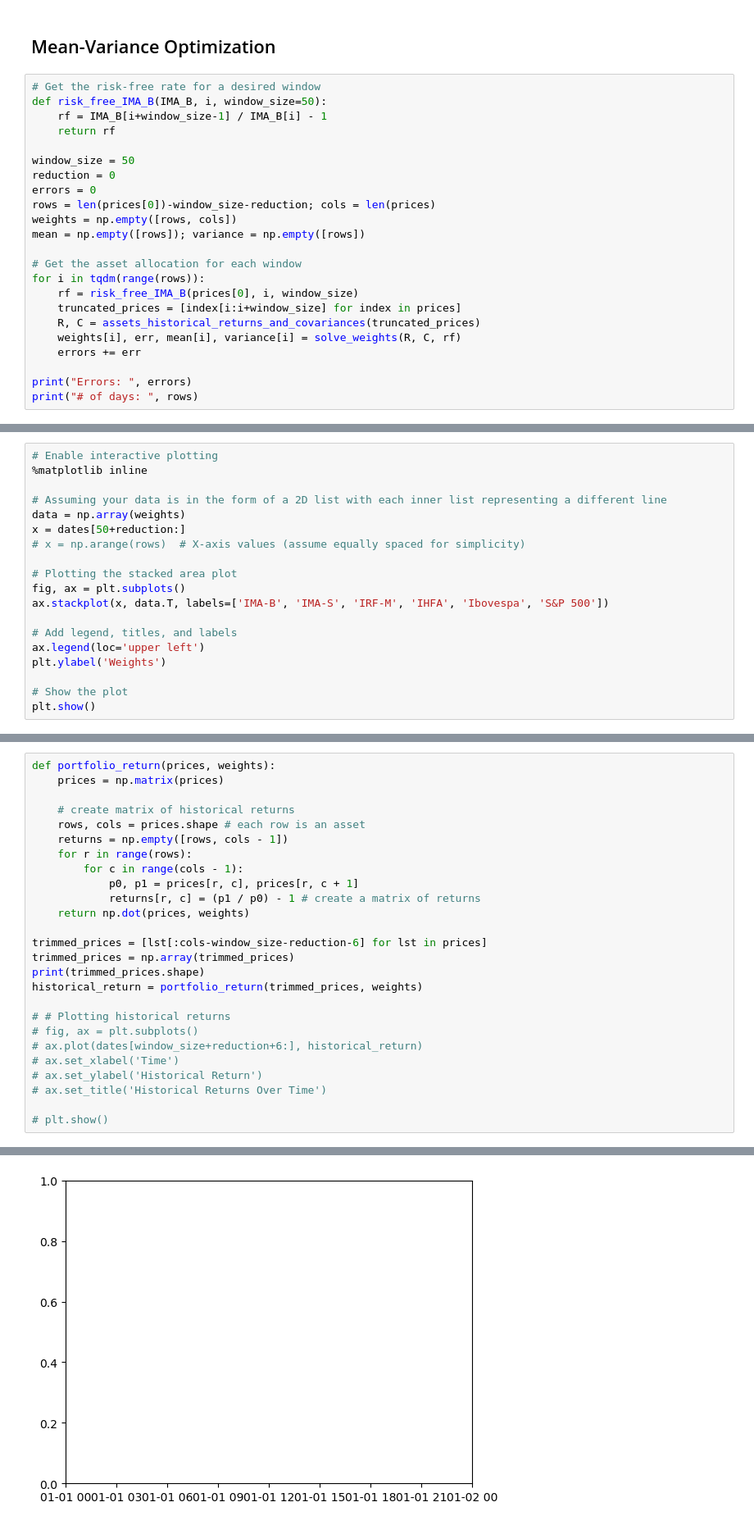
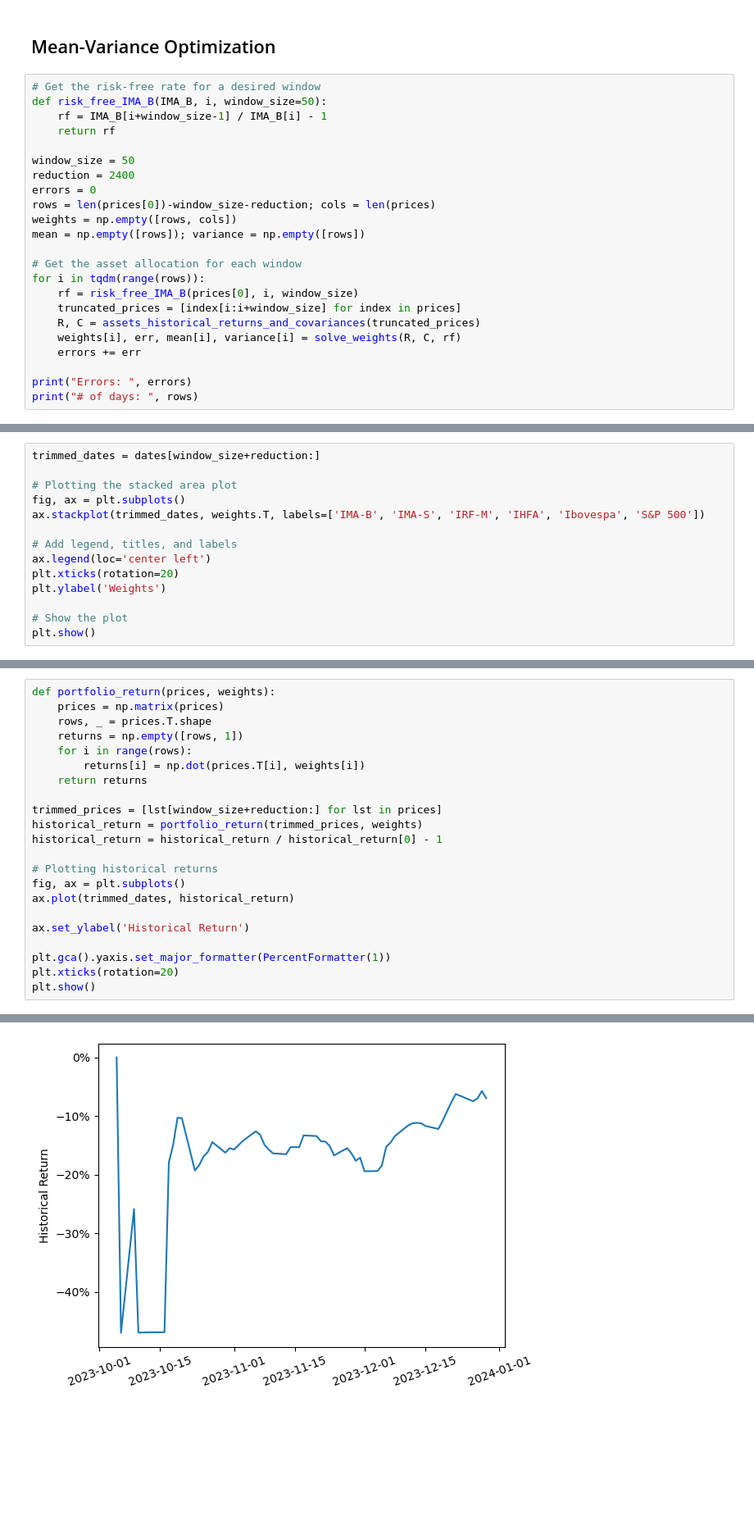
Before and after one commit to Pedro-Germano/MVO, a Jupyter notebook: MVO_multiple_days_v2.ipynb, the cells around one changed output, grey strips where cells are left out. Shown at 82% size. Cells and saved outputs as stored; diff of their text form; blank space fills up the shorter version.

```diff
--- a/MVO_multiple_days_v2.ipynb
+++ b/MVO_multiple_days_v2.ipynb
@@ -140,7 +145,7 @@ def risk_free_IMA_B(IMA_B, i, window_size=50):
     return rf
 
 window_size = 50
-reduction = 0
+reduction = 2400
 errors = 0
 rows = len(prices[0])-window_size-reduction; cols = len(prices)
 weights = np.empty([rows, cols])
@@ -162,18 +184,13 @@ Errors:  0
 # %%
-# Enable interactive plotting
-%matplotlib inline
-
-# Assuming your data is in the form of a 2D list with each inner list representing a different line
-data = np.array(weights)
-x = dates[50+reduction:]
-# x = np.arange(rows)  # X-axis values (assume equally spaced for simplicity)
+trimmed_dates = dates[window_size+reduction:]
 
 # Plotting the stacked area plot
 fig, ax = plt.subplots()
-ax.stackplot(x, data.T, labels=['IMA-B', 'IMA-S', 'IRF-M', 'IHFA', 'Ibovespa', 'S&P 500'])
+ax.stackplot(trimmed_dates, weights.T, labels=['IMA-B', 'IMA-S', 'IRF-M', 'IHFA', 'Ibovespa', 'S&P 500'])
 
 # Add legend, titles, and labels
-ax.legend(loc='upper left')
+ax.legend(loc='center left')
+plt.xticks(rotation=20)
 plt.ylabel('Weights')
 
 # Show the plot
@@ -205,27 +227,23 @@ plt.show()
 # %%
 def portfolio_return(prices, weights):
     prices = np.matrix(prices)
+    rows, _ = prices.T.shape
+    returns = np.empty([rows, 1])
+    for i in range(rows):
+        returns[i] = np.dot(prices.T[i], weights[i])
+    return returns
 
-    # create matrix of historical returns
-    rows, cols = prices.shape # each row is an asset
-    returns = np.empty([rows, cols - 1])
-    for r in range(rows):
-        for c in range(cols - 1):
-            p0, p1 = prices[r, c], prices[r, c + 1]
-            returns[r, c] = (p1 / p0) - 1 # create a matrix of returns
-    return np.dot(prices, weights)
+trimmed_prices = [lst[window_size+reduction:] for lst in prices]
+historical_return = portfolio_return(trimmed_prices, weights)
+historical_return = historical_return / historical_return[0] - 1
 
-trimmed_prices = [lst[:cols-window_size-reduction-6] for lst in prices]
-trimmed_prices = np.array(trimmed_prices)
-print(trimmed_prices.shape)
-historical_return = portfolio_return(trimmed_prices, weights)
+# Plotting historical returns
+fig, ax = plt.subplots()
+ax.plot(trimmed_dates, historical_return)
 
-# # Plotting historical returns
-# fig, ax = plt.subplots()
-# ax.plot(dates[window_size+reduction+6:], historical_return)
-# ax.set_xlabel('Time')
-# ax.set_ylabel('Historical Return')
-# ax.set_title('Historical Returns Over Time')
+ax.set_ylabel('Historical Return')
 
-# plt.show()
+plt.gca().yaxis.set_major_formatter(PercentFormatter(1))
+plt.xticks(rotation=20)
+plt.show()
 # %% [output]
@@ -234 +250 @@ ValueError: x and y must have same first dimension, but have shapes (2452,) and
-[figure, old version]
+[figure, new version]
```
Also changed, not shown: parts of 11 cells of this notebook, 4 other files.
